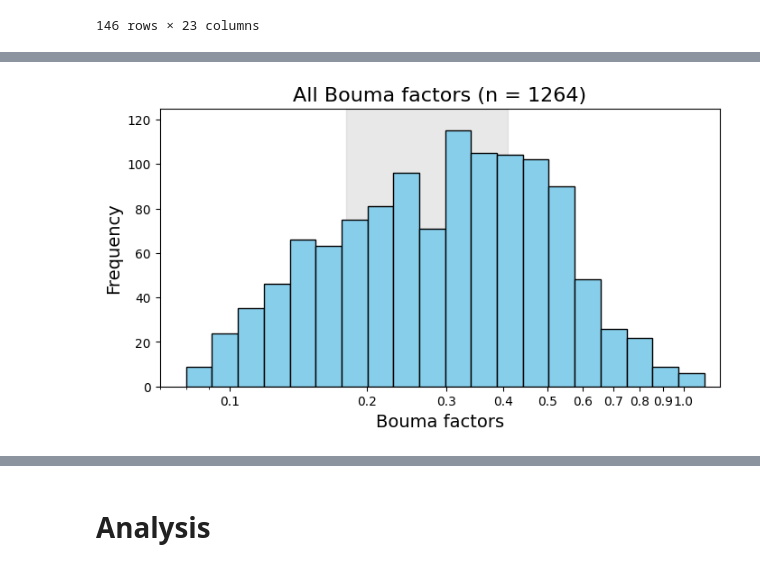
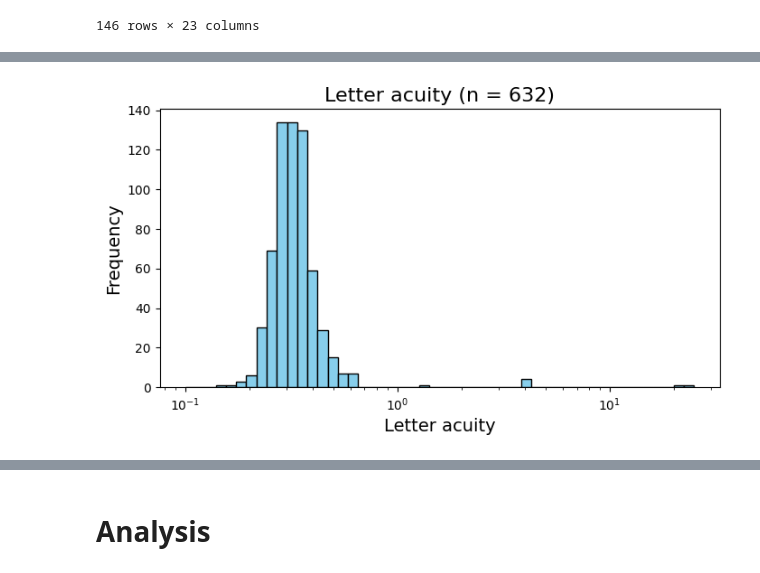
Before and after one commit to fh986/crowding-individual-difference, a Jupyter notebook: corr_analysis.ipynb, the cells around one changed output, grey strips where cells are left out. Drawn from its saved outputs; the diff is of its cells as text; code cells hidden in the pictures.

```diff
--- a/corr_analysis.ipynb
+++ b/corr_analysis.ipynb
@@ -396,32 +324,0 @@ print(bouma)
-# %%
-# Plot all bouma factors
-
-# make the bins look the same size on a log scale
-num_bins = 20
-# min_val = round(np.nanmin(bouma),2)
-# max_val = round(np.nanmax(bouma),2)
-# print(f'Min and max bin limits: {min_val}, {max_val}')
-# bins = np.logspace(np.log10(min_val), np.log10(max_val), num_bins + 1)
-min_val = 0.08
-max_val = 1.11
-bins = np.logspace(np.log10(min_val), np.log10(max_val), num_bins + 1)
-lowerBound = 0.18
-upperBound = 0.41
-
-plt.figure(figsize=(8, 4))  # Square figure
-plt.axvspan(lowerBound, upperBound, color='lightgray', alpha=0.5) # mean +- one std
-plt.hist(bouma, bins=bins, color='skyblue', edgecolor='black')
-plt.title(f"All Bouma factors (n = {len(bouma)})", fontsize = 16)
-plt.xlabel("Bouma factors", fontsize = 14)
-plt.ylabel("Frequency", fontsize = 14)
-plt.xscale('log')
-plt.xlim(0.07,1.2)
-plt.ylim(0,125)
-# add ticks and format them as normal floats
-tick_positions = np.linspace(0.1, 1, num=10)
-plt.xticks(tick_positions, labels=[f"{x:.1f}" for x in tick_positions])
-
-
-plt.show()
-# %% [output]
-[figure, removed]
@@ -427,0 +352,40 @@ plt.show()
+# %%
+def plot_threshold_array(data_array, threshold_name,
+                         num_bins=20, min_val=0.08, max_val=1.11, plot_JOV_patch=False):
+    '''
+    Input:
+    - data_array: an array of data (could be output from extract_all_thresholds)
+    - threshold_name: [string] title and x-axis label of the figure
+    - plot_JOV_patch: [bool] plots mean +- 1 sd from crowding data (Kurzawski, Burchell et al., 2023, JOV)
+    '''
+
+    # make the bins look the same size on a log scale
+    # min_val = round(np.nanmin(data_array),2)
+    # max_val = round(np.nanmax(data_array),2)
+    # print(f'Min and max bin limits: {min_val}, {max_val}')
+    bins = np.logspace(np.log10(min_val), np.log10(max_val), num_bins + 1)
+
+    plt.figure(figsize=(8, 4))
+    if plot_JOV_patch:
+        lowerBound = 0.18
+        upperBound = 0.41
+        plt.axvspan(lowerBound, upperBound, color='lightgray', alpha=0.5) # mean +- one std
+
+    plt.hist(data_array, bins=bins, color='skyblue', edgecolor='black')
+    plt.title(f"{threshold_name} (n = {np.count_nonzero(~np.isnan(data_array))})", fontsize = 16)
+    plt.xlabel(threshold_name, fontsize = 14)
+    plt.ylabel("Frequency", fontsize = 14)
+    plt.xscale('log')
+    # plt.xlim(0.07,1.2)
+    # plt.ylim(0,125)
+    # add ticks and format them as normal floats
+    # tick_positions = np.linspace(0.1, 1, num=10)
+    # plt.xticks(tick_positions, labels=[f"{x:.1f}" for x in tick_positions])
+
+
+    plt.show()
+# %%
+all_letter_acuity = 10 ** extract_all_thresholds(dfs, 'acuity')
+plot_threshold_array(all_letter_acuity, 'Letter acuity',num_bins=50, min_val=0.1, max_val=25)
+# %% [output]
+[figure, added]
```
Also changed, not shown: parts of 16 cells of this notebook.
